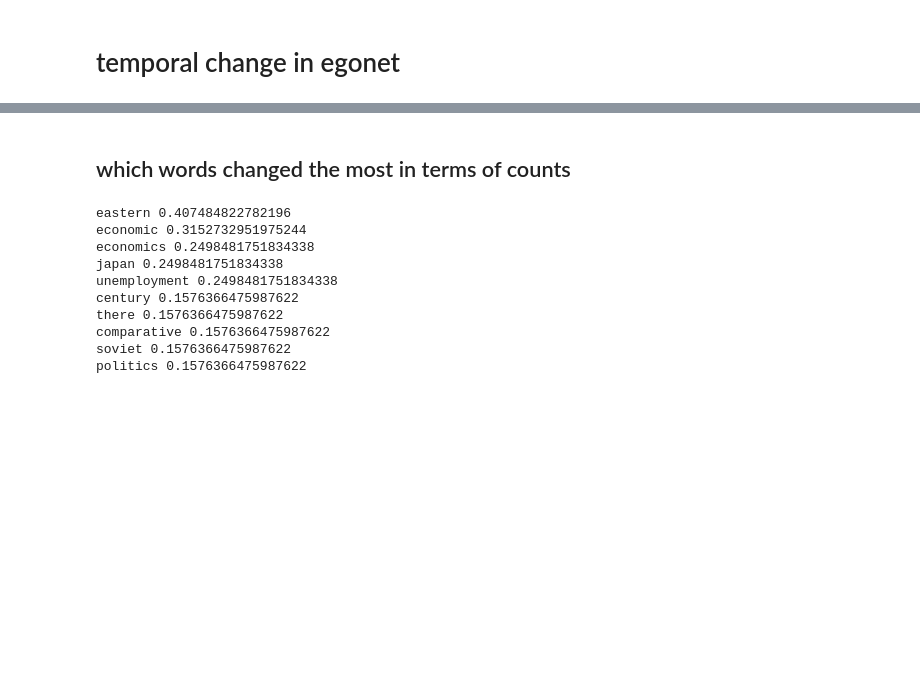
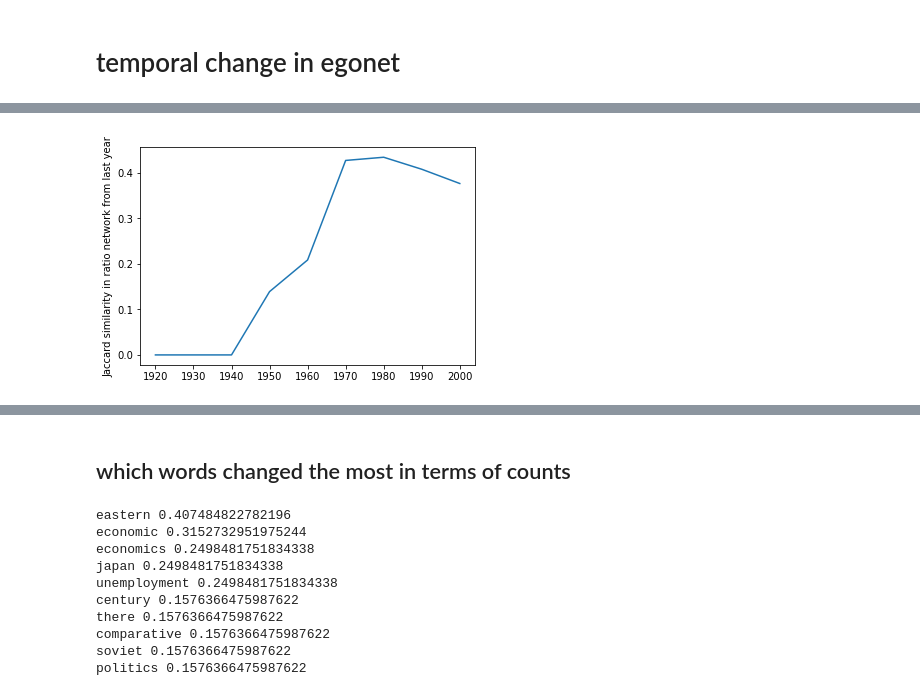
Before and after one commit to amcgail/kk-jstor-sociology, a Jupyter notebook: programming/cooccurence/cooc_networks-temp.ipynb, the cells around one changed output, grey strips where cells are left out. Drawn from its saved outputs; the diff is of its cells as text; code cells hidden in the pictures; blank space fills up the shorter version.

```diff
--- a/programming/cooccurence/cooc_networks-temp.ipynb
+++ b/programming/cooccurence/cooc_networks-temp.ipynb
@@ -130,0 +139,8 @@ plt.plot(
+# %%
+plt.plot(
+    range(YMIN, YMAX-YWINDOW, YWINDOW),
+    [ ((a>0)&(b>0)).sum() / ((a>0)|(b>0)).sum() for a,b in zip(r['econ'][:-1], r['econ'][1:]) ]
+)
+plt.ylabel("Jaccard similarity in ratio network from last year");
+# %% [output]
+[figure, added]
```
Also changed, not shown: parts of 32 cells of this notebook.
